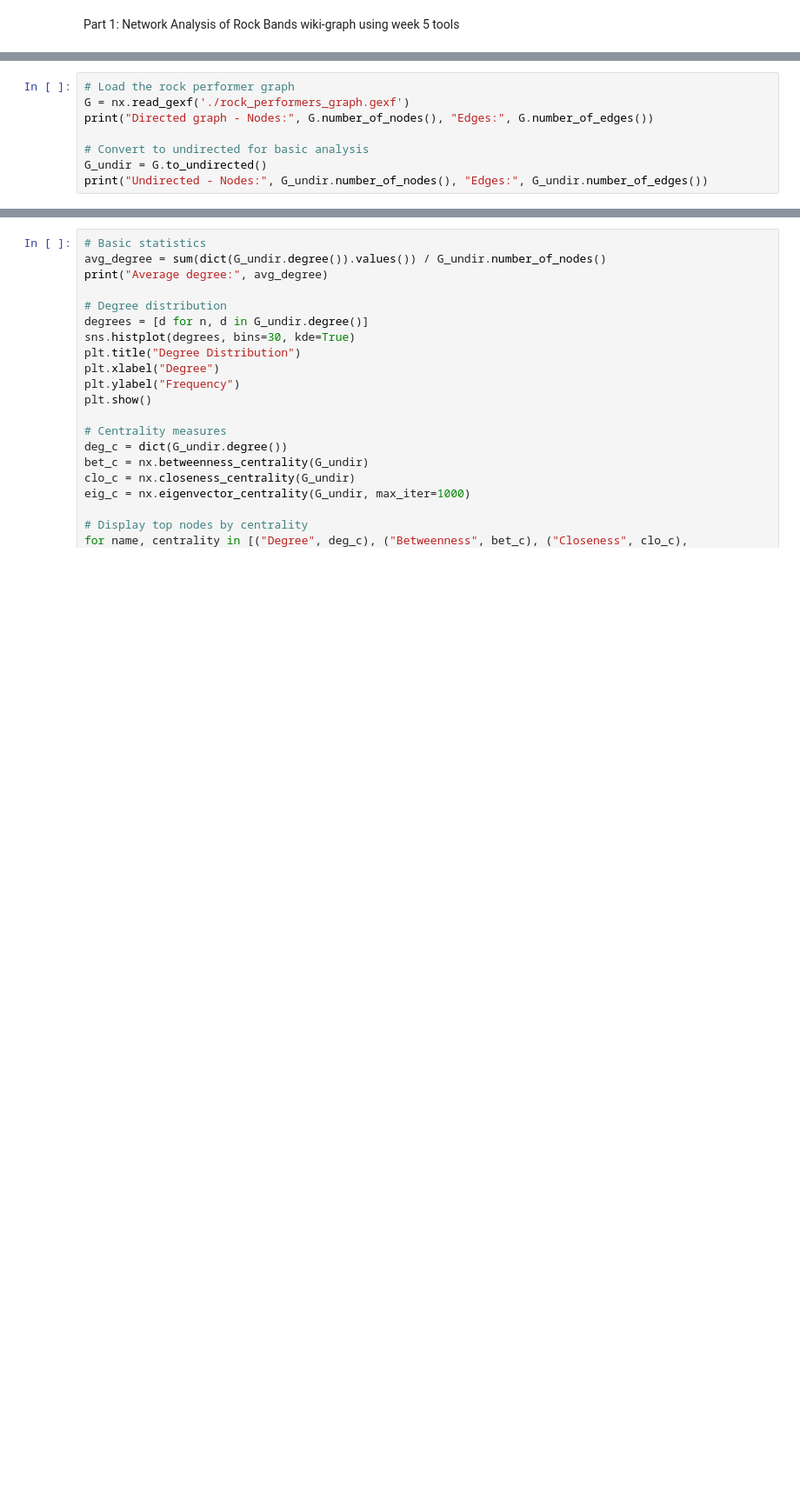
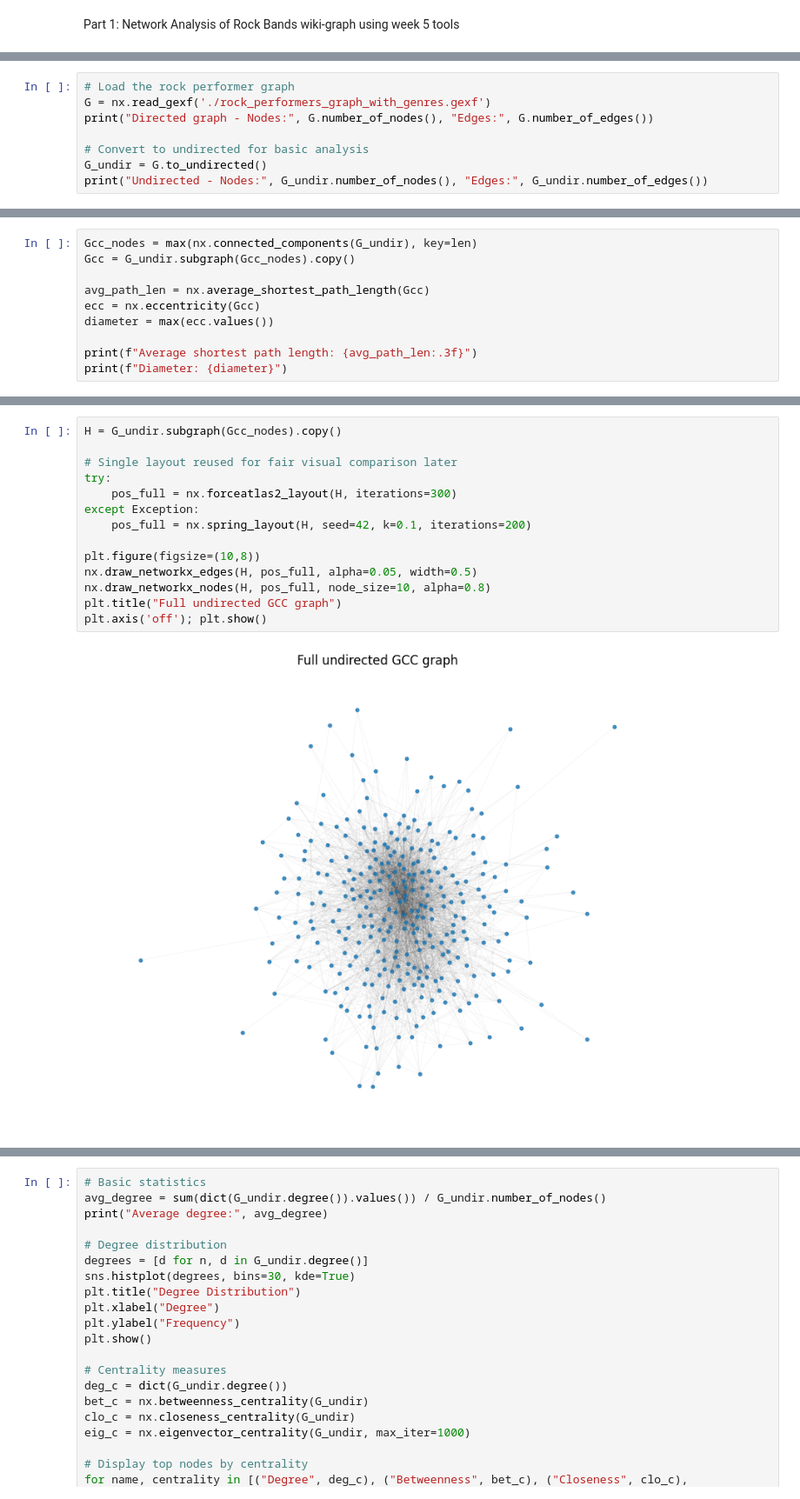
Before and after one commit to GorenzelgProjects/Social_Graphs, a Jupyter notebook: Assignment_2/Rock_Artist_Network_Analysis_Assignment2.ipynb, the cells around one changed output, grey strips where cells are left out. Shown at 87% size. Cells and saved outputs as stored; diff of their text form; blank space fills up the shorter version.

```diff
--- a/Assignment_2/Rock_Artist_Network_Analysis_Assignment2.ipynb
+++ b/Assignment_2/Rock_Artist_Network_Analysis_Assignment2.ipynb
@@ -25,7 +28,7 @@ import json
 import urllib.parse
 # %%
 # Load the rock performer graph
-G = nx.read_gexf('./rock_performers_graph.gexf')
+G = nx.read_gexf('./rock_performers_graph_with_genres.gexf')
 print("Directed graph - Nodes:", G.number_of_nodes(), "Edges:", G.number_of_edges())
 
 # Convert to undirected for basic analysis
@@ -36 +39,11 @@ Directed graph - Nodes: 297 Edges: 5164
 Undirected - Nodes: 297 Edges: 3611
+# %%
+Gcc_nodes = max(nx.connected_components(G_undir), key=len)
+Gcc = G_undir.subgraph(Gcc_nodes).copy()
+
+avg_path_len = nx.average_shortest_path_length(Gcc)
+ecc = nx.eccentricity(Gcc)
+diameter = max(ecc.values())
+
+print(f"Average shortest path length: {avg_path_len:.3f}")
+print(f"Diameter: {diameter}")
@@ -36,0 +59,16 @@ Undirected - Nodes: 297 Edges: 3611
+# %%
+H = G_undir.subgraph(Gcc_nodes).copy()
+
+# Single layout reused for fair visual comparison later
+try:
+    pos_full = nx.forceatlas2_layout(H, iterations=300)
+except Exception:
+    pos_full = nx.spring_layout(H, seed=42, k=0.1, iterations=200)
+
+plt.figure(figsize=(10,8))
+nx.draw_networkx_edges(H, pos_full, alpha=0.05, width=0.5)
+nx.draw_networkx_nodes(H, pos_full, node_size=10, alpha=0.8)
+plt.title("Full undirected GCC graph")
+plt.axis('off'); plt.show()
+# %% [output]
+[figure, added]
```
Also changed, not shown: parts of 13 cells of this notebook, 3 other files.
